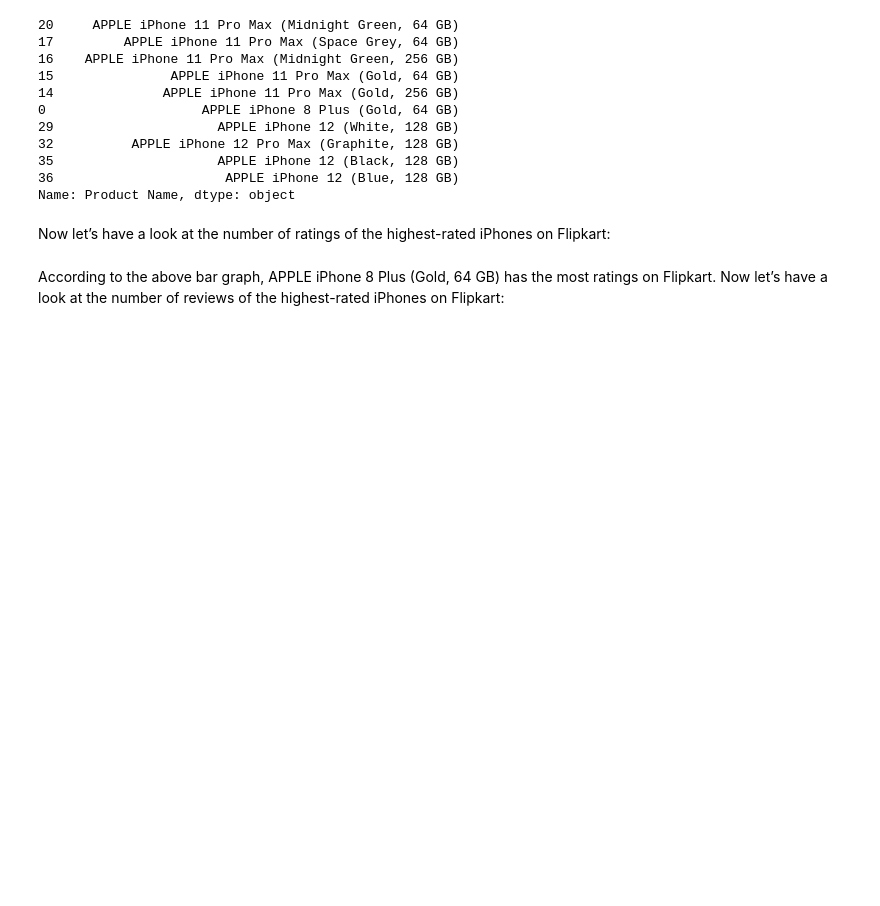
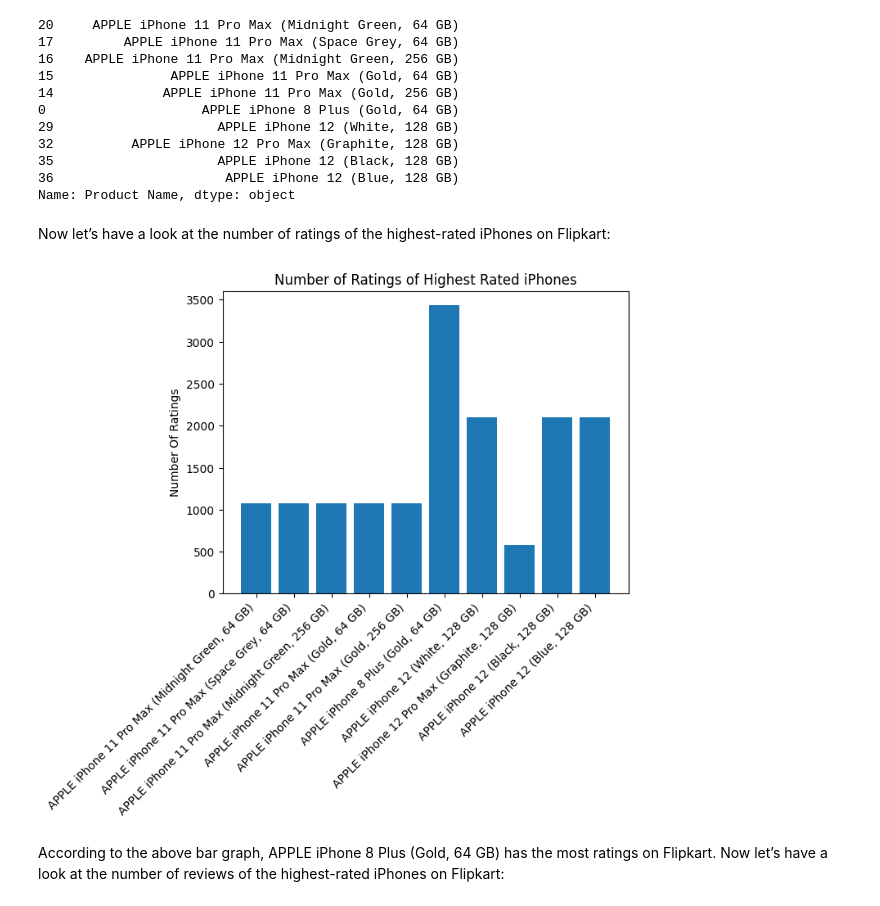
Before and after one commit to saumya-2003/Analyst-Project, a Jupyter notebook: Iphone sales Analysis.ipynb, the cells around one changed output. Saved outputs shown, nothing was run; the diff lists cells and outputs as text; code cells hidden in the pictures; blank space fills up the shorter version.

```diff
--- a/Iphone sales Analysis.ipynb
+++ b/Iphone sales Analysis.ipynb
@@ -87,13 +87,14 @@ Name: Product Name, dtype: object
 # %% [markdown]
 Now let’s have a look at the number of ratings of the highest-rated iPhones on Flipkart:
 # %%
-iphones = highest_rated["Product Name"].value_counts()
-label = iphones.index
-counts = highest_rated["Number Of Ratings"]
-figure = px.bar(highest_rated, x=label,
-                y = counts,
-            title="Number of Ratings of Highest Rated iPhones")
-figure.show()
+ax = plt.subplot()
+ax.bar(highest_rated['Product Name'],highest_rated['Number Of Ratings'])
+plt.xticks(rotation=45,ha='right')
+ax.set_ylabel('Number Of Ratings')
+ax.set_title('Number of Ratings of Highest Rated iPhones')
+plt.show()
+# %% [output]
+[figure, added]
 # %% [markdown]
 According to the above bar graph, APPLE iPhone 8 Plus (Gold, 64 GB) has the most ratings on Flipkart. Now let’s have a look at the number of reviews of the highest-rated iPhones on Flipkart:
 # %%
```
Also changed, not shown: parts of 4 cells of this notebook, 1 other file.
